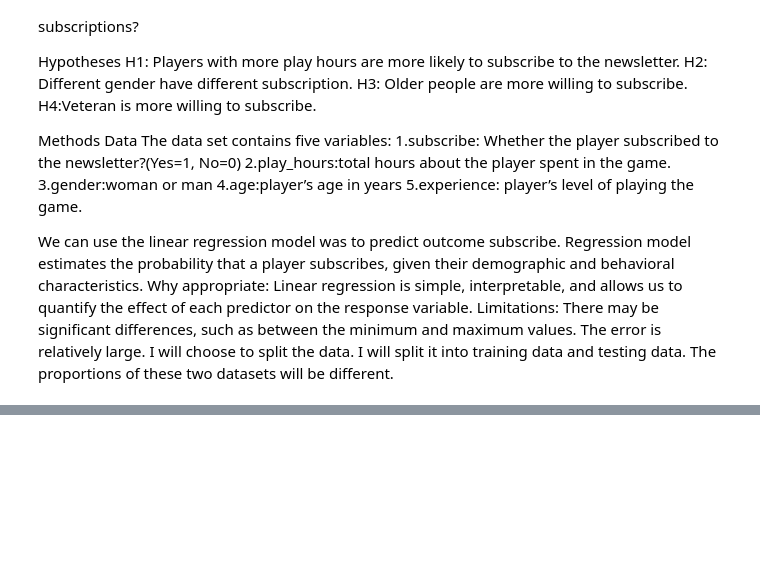
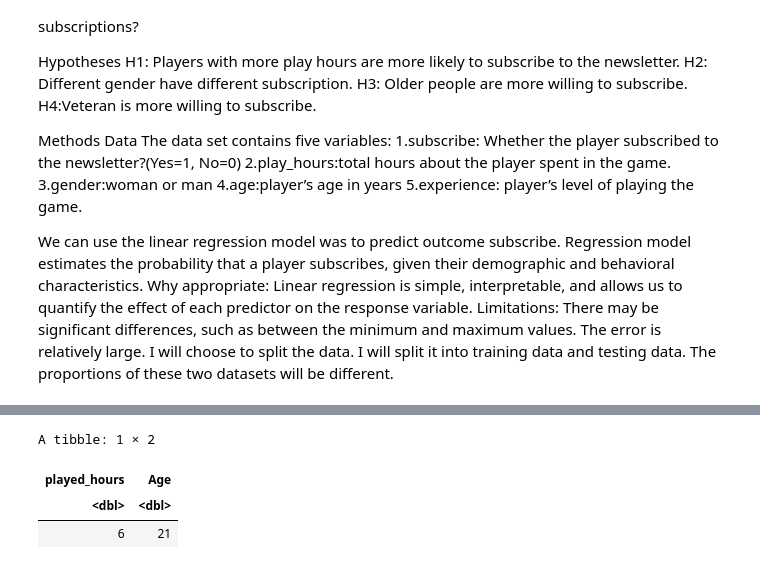
Before and after one commit to Tina20444/Subscription-Analysis, a Jupyter notebook: Planning_Report.ipynb, the cells around one changed output, grey strips where cells are left out. Drawn from its saved outputs; the diff is of its cells as text; code cells hidden in the pictures; blank space fills up the shorter version.

```diff
--- a/Planning_Report.ipynb
+++ b/Planning_Report.ipynb
@@ -34,3 +74,13 @@ players
+# %%
+numeric_means <- players |>
+  select(where(is.numeric)) |>
+  summarise(across(everything(), ~ round(mean(.x, na.rm = TRUE))))
+numeric_means
+# %% [output]
+A tibble: 1 × 2
+| played_hours | Age |
+| <dbl> | <dbl> |
+| 6 | 21 |
 # %%
 age_summary <- players |>
   group_by(Age) |>
```
Also changed, not shown: parts of 5 cells of this notebook.
